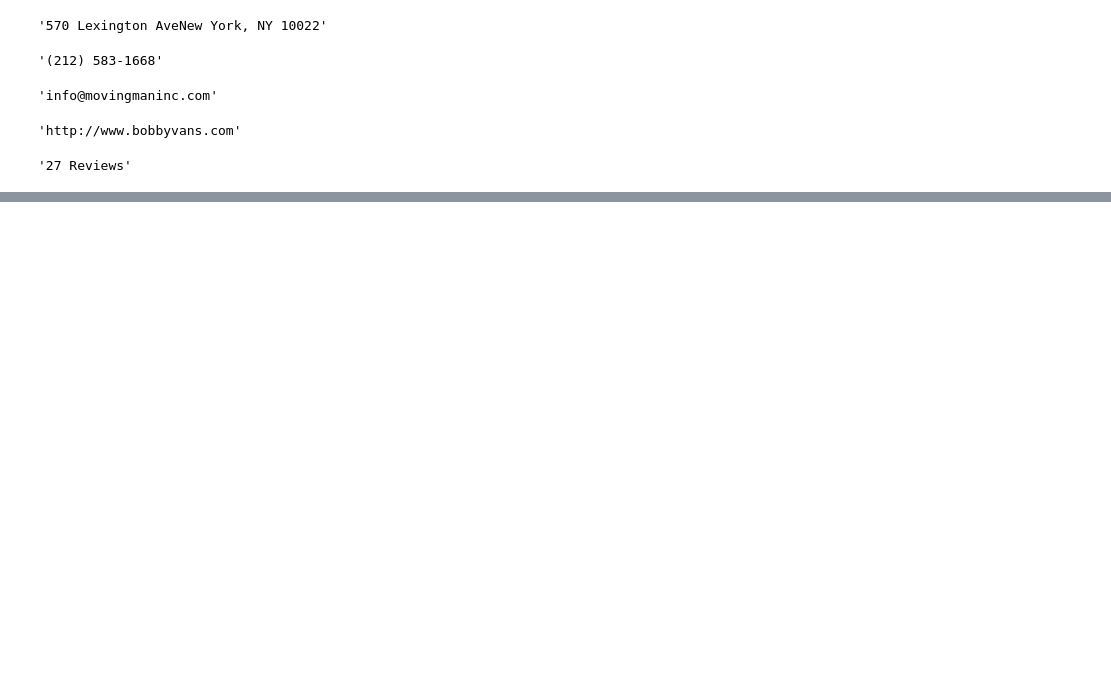
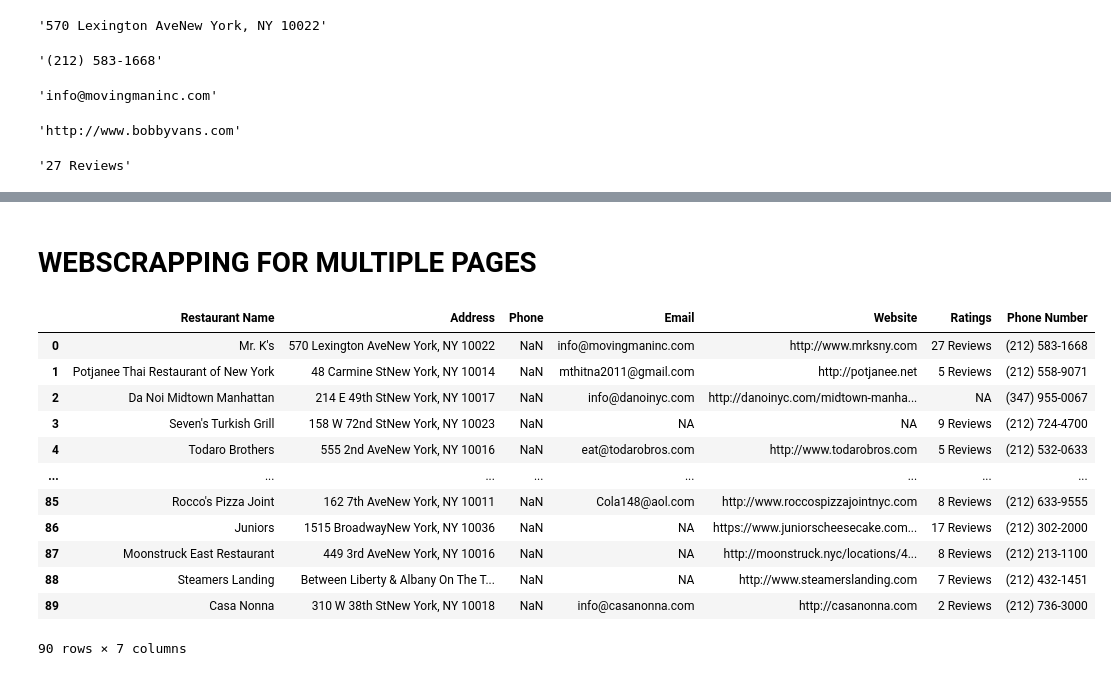
Before and after one commit to HariPrasad-1999/Web-Scrapping, a Jupyter notebook: Yellow Pages WebScrapping/Yellow_Pages_Single page.ipynb, the cells around one changed output, grey strips where cells are left out. Saved outputs shown, nothing was run; the diff lists cells and outputs as text; code cells hidden in the pictures; blank space fills up the shorter version.

```diff
--- a/Yellow Pages WebScrapping/Yellow_Pages_Single page.ipynb
+++ b/Yellow Pages WebScrapping/Yellow_Pages_Single page.ipynb
@@ -236,3 +236,7 @@ df
 | 29 | Cafe Daniello's Pizzeria Restaurant | 1072 2nd AveNew York, NY 10022 | (212) 752-5710 | NA | http://www.cafedaniellos.com | 4 Reviews |
 # %%
 df.to_excel('Yellow_Pages.xlsx',index=False)
+# %% [markdown]
+# **WEBSCRAPPING FOR MULTIPLE PAGES**
+# %%
+df_restaurant=pd.DataFrame(columns=['Restaurant Name','Address','Phone','Email','Website','Ratings'])
@@ -238,0 +308,16 @@ df.to_excel('Yellow_Pages.xlsx',index=False)
+# %%
+df_restaurant
+# %% [output]
+|  | Restaurant Name | Address | Phone | Email | Website | Ratings | Phone Number |
+| 0 | Mr. K's | 570 Lexington AveNew York, NY 10022 | NaN | info@movingmaninc.com | http://www.mrksny.com | 27 Reviews | (212) 583-1668 |
+| 1 | Potjanee Thai Restaurant of New York | 48 Carmine StNew York, NY 10014 | NaN | mthitna2011@gmail.com | http://potjanee.net | 5 Reviews | (212) 558-9071 |
+| 2 | Da Noi Midtown Manhattan | 214 E 49th StNew York, NY 10017 | NaN | info@danoinyc.com | http://danoinyc.com/midtown-manha... | NA | (347) 955-0067 |
+| 3 | Seven's Turkish Grill | 158 W 72nd StNew York, NY 10023 | NaN | NA | NA | 9 Reviews | (212) 724-4700 |
+| 4 | Todaro Brothers | 555 2nd AveNew York, NY 10016 | NaN | eat@todarobros.com | http://www.todarobros.com | 5 Reviews | (212) 532-0633 |
+| ... | ... | ... | ... | ... | ... | ... | ... |
+| 85 | Rocco's Pizza Joint | 162 7th AveNew York, NY 10011 | NaN | Cola148@aol.com | http://www.roccospizzajointnyc.com | 8 Reviews | (212) 633-9555 |
+| 86 | Juniors | 1515 BroadwayNew York, NY 10036 | NaN | NA | https://www.juniorscheesecake.com... | 17 Reviews | (212) 302-2000 |
+| 87 | Moonstruck East Restaurant | 449 3rd AveNew York, NY 10016 | NaN | NA | http://moonstruck.nyc/locations/4... | 8 Reviews | (212) 213-1100 |
+| 88 | Steamers Landing | Between Liberty & Albany On The T... | NaN | NA | http://www.steamerslanding.com | 7 Reviews | (212) 432-1451 |
+| 89 | Casa Nonna | 310 W 38th StNew York, NY 10018 | NaN | info@casanonna.com | http://casanonna.com | 2 Reviews | (212) 736-3000 |
+90 rows × 7 columns
```
Also changed, not shown: parts of 2 cells of this notebook, 1 other file.
